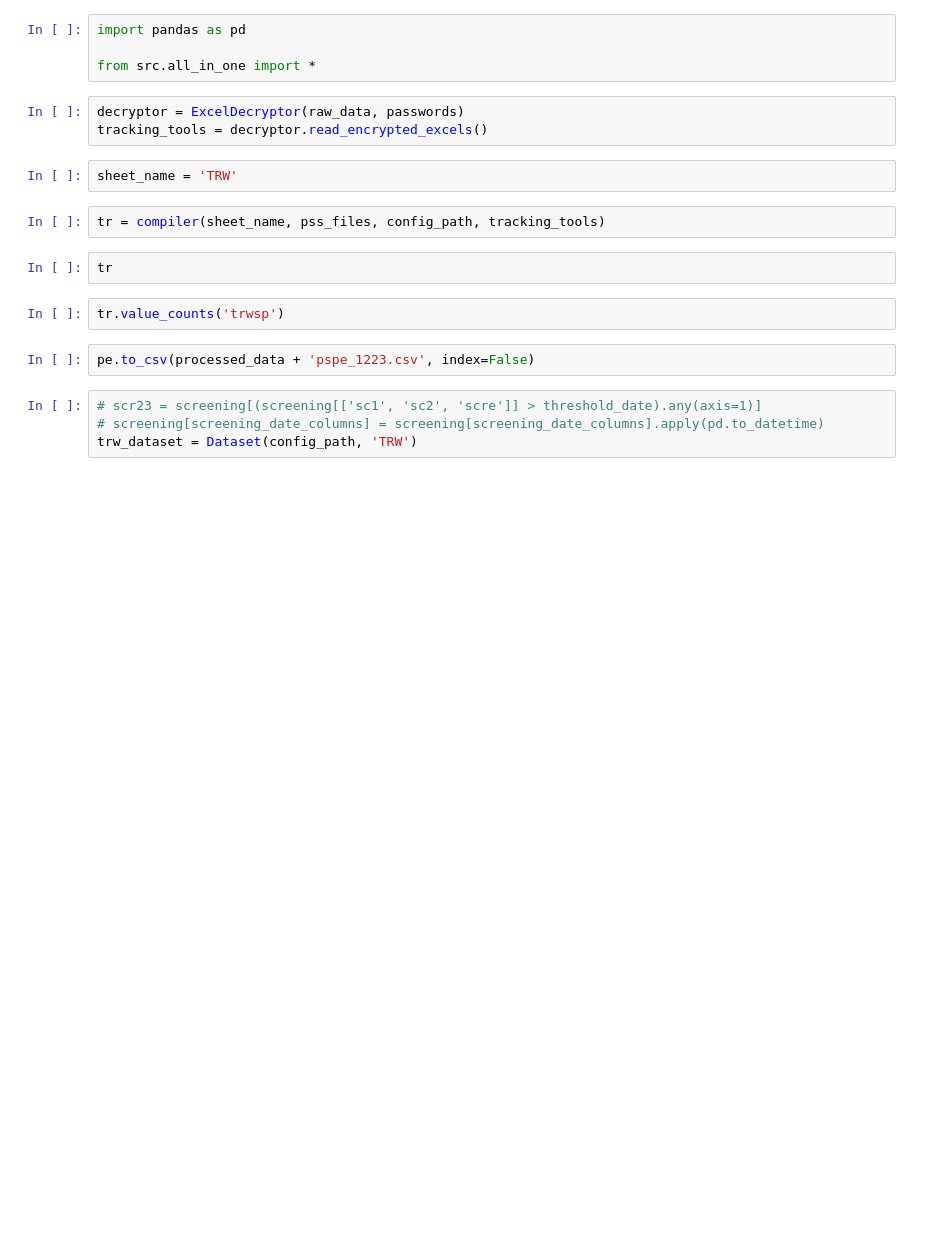
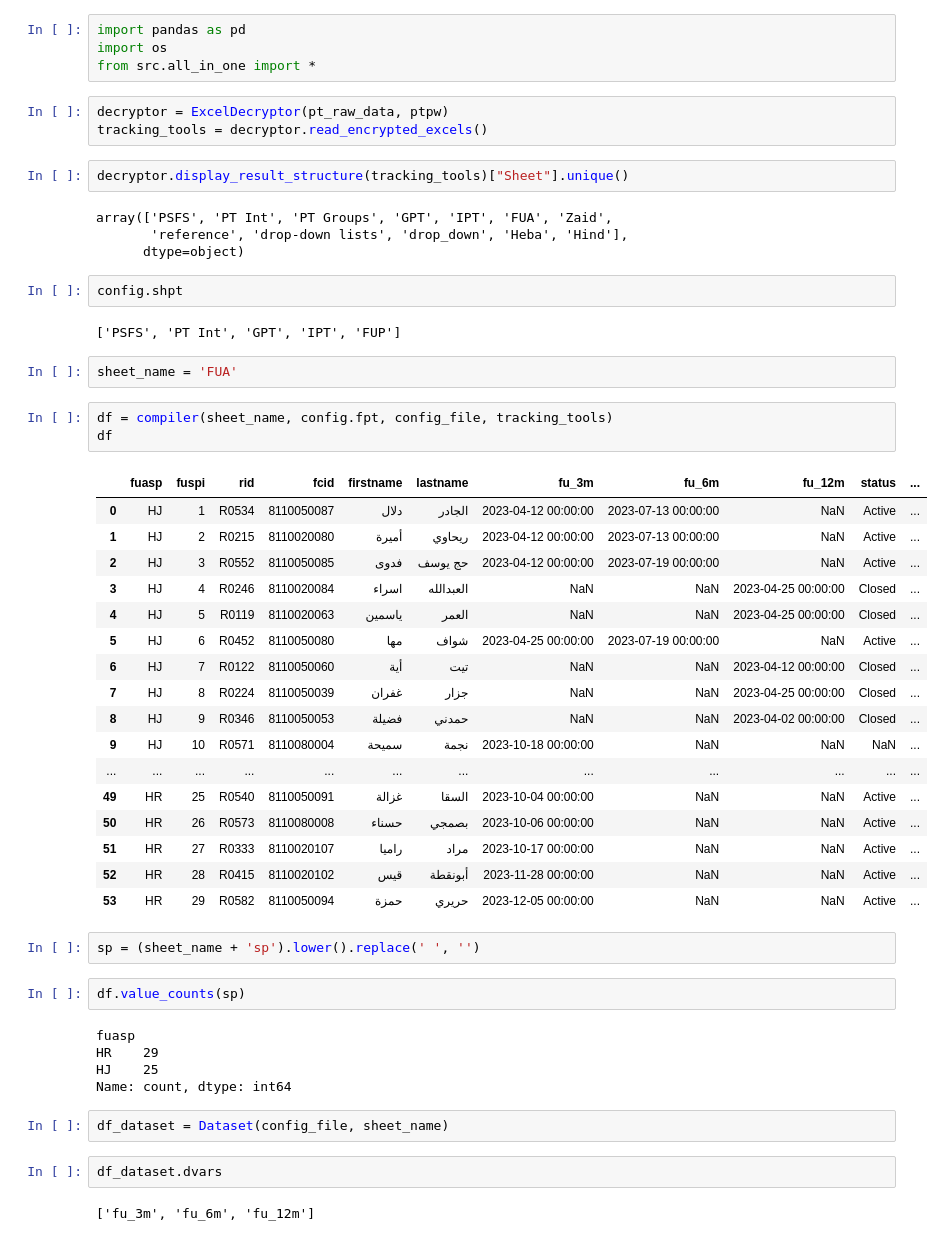
Before and after one commit to ModarYaghi/fc-performeter, a Jupyter notebook: notebooks/compile.ipynb, the cells around one changed output. Saved outputs shown, nothing was run; the diff lists cells and outputs as text; blank space fills up the shorter version.

Commit message:
1223 data

```diff
--- a/notebooks/compile.ipynb
+++ b/notebooks/compile.ipynb
@@ -1,21 +1,55 @@
 # %%
 import pandas as pd
-
+import os
 from src.all_in_one import *
 # %%
-decryptor = ExcelDecryptor(raw_data, passwords)
+decryptor = ExcelDecryptor(pt_raw_data, ptpw)
 tracking_tools = decryptor.read_encrypted_excels()
+# %%
+decryptor.display_result_structure(tracking_tools)["Sheet"].unique()
+# %% [output]
+array(['PSFS', 'PT Int', 'PT Groups', 'GPT', 'IPT', 'FUA', 'Zaid',
+       'reference', 'drop-down lists', 'drop_down', 'Heba', 'Hind'],
+      dtype=object)
+# %%
+config.shpt
+# %% [output]
+['PSFS', 'PT Int', 'GPT', 'IPT', 'FUP']
 # %%
-sheet_name = 'TRW'
+sheet_name = 'FUA'
 # %%
-tr = compiler(sheet_name, pss_files, config_path, tracking_tools)
+df = compiler(sheet_name, config.fpt, config_file, tracking_tools)
+df
+# %% [output]
+|  | fuasp | fuspi | rid | fcid | firstname | lastname | fu_3m | fu_6m | fu_12m | status | ... |
+| 0 | HJ | 1 | R0534 | 8110050087 | دلال | الجادر | 2023-04-12 00:00:00 | 2023-07-13 00:00:00 | NaN | Active | ... |
+| 1 | HJ | 2 | R0215 | 8110020080 | أميرة | ريحاوي | 2023-04-12 00:00:00 | 2023-07-13 00:00:00 | NaN | Active | ... |
+| 2 | HJ | 3 | R0552 | 8110050085 | فدوى | حج يوسف | 2023-04-12 00:00:00 | 2023-07-19 00:00:00 | NaN | Active | ... |
+| 3 | HJ | 4 | R0246 | 8110020084 | اسراء | العبدالله | NaN | NaN | 2023-04-25 00:00:00 | Closed | ... |
+| 4 | HJ | 5 | R0119 | 8110020063 | ياسمين | العمر | NaN | NaN | 2023-04-25 00:00:00 | Closed | ... |
+| 5 | HJ | 6 | R0452 | 8110050080 | مها | شواف | 2023-04-25 00:00:00 | 2023-07-19 00:00:00 | NaN | Active | ... |
+| 6 | HJ | 7 | R0122 | 8110050060 | أية | تيت | NaN | NaN | 2023-04-12 00:00:00 | Closed | ... |
+| 7 | HJ | 8 | R0224 | 8110050039 | غفران | جزار | NaN | NaN | 2023-04-25 00:00:00 | Closed | ... |
+| 8 | HJ | 9 | R0346 | 8110050053 | فضيلة | حمدني | NaN | NaN | 2023-04-02 00:00:00 | Closed | ... |
+| 9 | HJ | 10 | R0571 | 8110080004 | سميحة | نجمة | 2023-10-18 00:00:00 | NaN | NaN | NaN | ... |
+| ... | ... | ... | ... | ... | ... | ... | ... | ... | ... | ... | ... |
+| 49 | HR | 25 | R0540 | 8110050091 | غزالة | السقا | 2023-10-04 00:00:00 | NaN | NaN | Active | ... |
+| 50 | HR | 26 | R0573 | 8110080008 | حسناء | بصمجي | 2023-10-06 00:00:00 | NaN | NaN | Active | ... |
+| 51 | HR | 27 | R0333 | 8110020107 | راميا | مراد | 2023-10-17 00:00:00 | NaN | NaN | Active | ... |
+| 52 | HR | 28 | R0415 | 8110020102 | قيس | أبونقطة | 2023-11-28 00:00:00 | NaN | NaN | Active | ... |
+| 53 | HR | 29 | R0582 | 8110050094 | حمزة | حريري | 2023-12-05 00:00:00 | NaN | NaN | Active | ... |
 # %%
-tr
+sp = (sheet_name + 'sp').lower().replace(' ', '')
 # %%
-tr.value_counts('trwsp')
+df.value_counts(sp)
+# %% [output]
+fuasp
+HR    29
+HJ    25
+Name: count, dtype: int64
-# %%
-pe.to_csv(processed_data + 'pspe_1223.csv', index=False)
 # %%
-# scr23 = screening[(screening[['sc1', 'sc2', 'scre']] > threshold_date).any(axis=1)]
-# screening[screening_date_columns] = screening[screening_date_columns].apply(pd.to_datetime)
-trw_dataset = Dataset(config_path, 'TRW')
+df_dataset = Dataset(config_file, sheet_name)
+# %%
+df_dataset.dvars
+# %% [output]
+['fu_3m', 'fu_6m', 'fu_12m']
```
Also changed, not shown: parts of 10 cells of this notebook, 38 other files.
